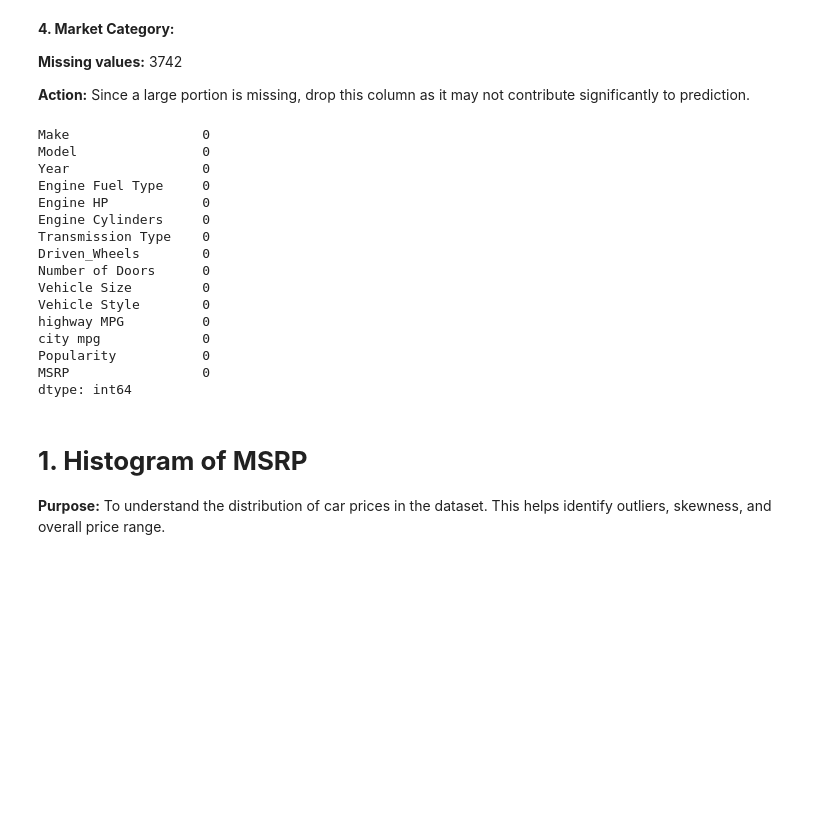
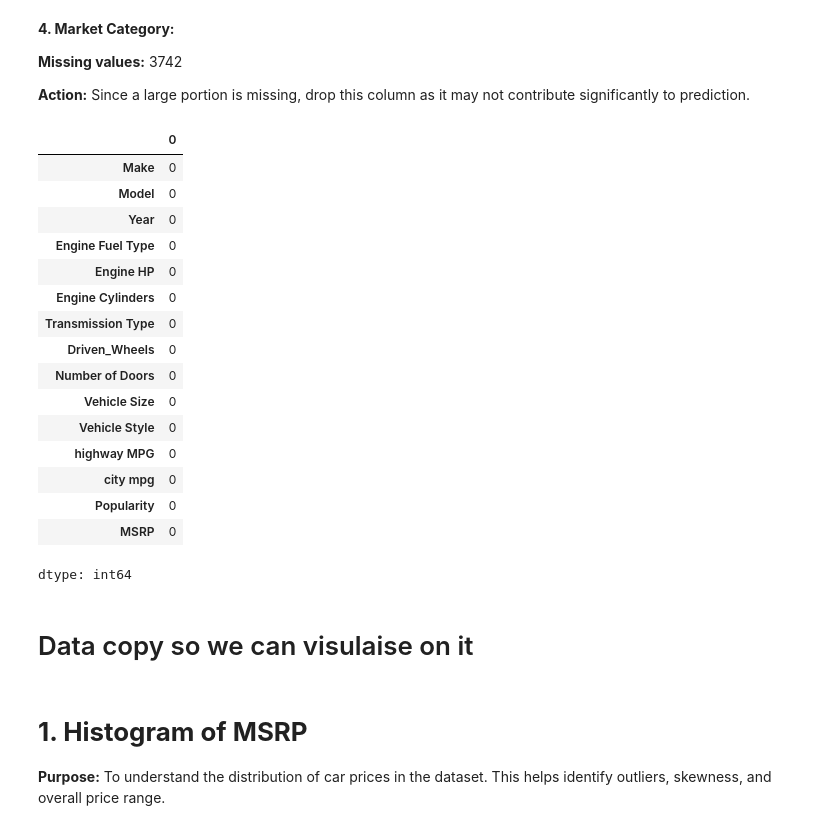
Before and after one commit to Mahmudhassan18/TDS-CARS-MSRP, a Jupyter notebook: TDS-CARS-MSRP.IPYNB, the cells around one changed output. Drawn from its saved outputs; the diff is of its cells as text; code cells hidden in the pictures; blank space fills up the shorter version.

Commit message:
Added Basic Model Pipeline

```diff
--- a/TDS-CARS-MSRP.IPYNB
+++ b/TDS-CARS-MSRP.IPYNB
@@ -107,21 +107,24 @@ data['Number of Doors'] = data['Number of Doors'].fillna(data['Number of Doors']
 # %%
 data.drop(columns=['Market Category'], inplace=True)
 # %%
-print(data.isnull().sum())
+data.isnull().sum()
 # %% [output]
+|  | 0 |
+| Make | 0 |
+| Model | 0 |
+| Year | 0 |
+| Engine Fuel Type | 0 |
+| Engine HP | 0 |
+| Engine Cylinders | 0 |
+| Transmission Type | 0 |
+| Driven_Wheels | 0 |
+| Number of Doors | 0 |
+| Vehicle Size | 0 |
+| Vehicle Style | 0 |
+| highway MPG | 0 |
+| city mpg | 0 |
+| Popularity | 0 |
+| MSRP | 0 |
-Make                 0
-Model                0
-Year                 0
-Engine Fuel Type     0
-Engine HP            0
-Engine Cylinders     0
-Transmission Type    0
-Driven_Wheels        0
-Number of Doors      0
-Vehicle Size         0
-Vehicle Style        0
-highway MPG          0
-city mpg             0
-Popularity           0
-MSRP                 0
 dtype: int64
+# %% [markdown]
+# Data copy so we can visulaise on it
```
Also changed, not shown: parts of 9 cells of this notebook.
